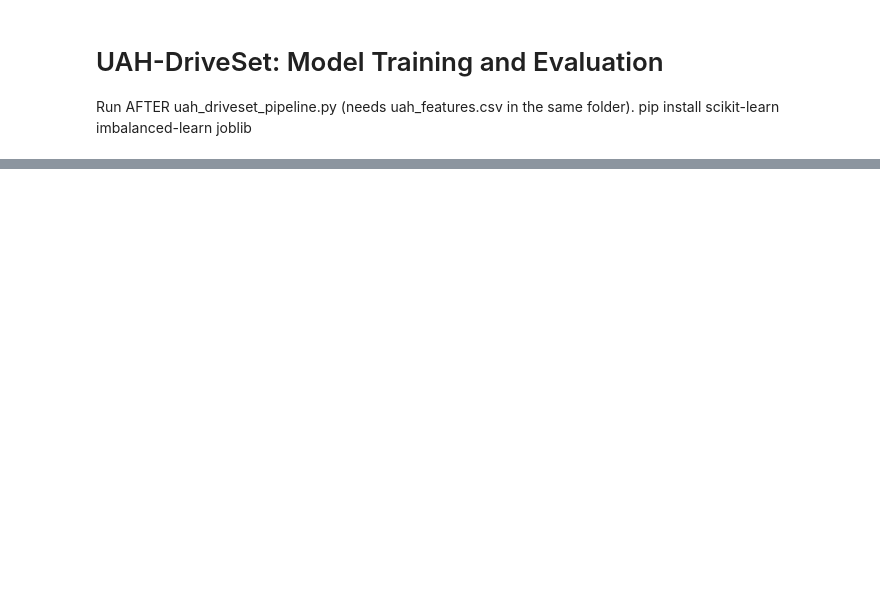
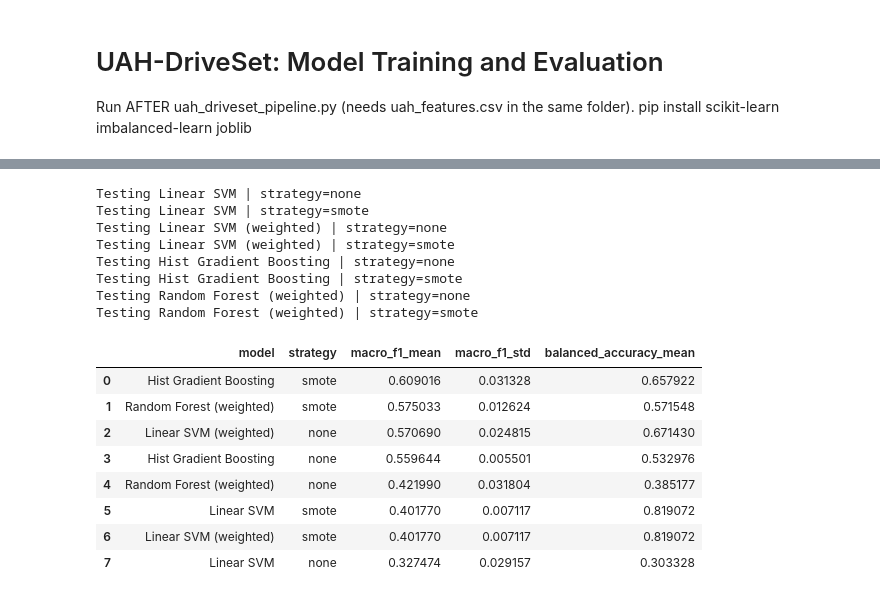
Before and after one commit to sarangmarath/Driver-Behavior-and-Driving-Risk-Recognition, a Jupyter notebook: notebooks/train_models.ipynb, the cells around one changed output, grey strips where cells are left out. Saved outputs shown, nothing was run; the diff lists cells and outputs as text; code cells hidden in the pictures; blank space fills up the shorter version.

```diff
--- a/notebooks/train_models.ipynb
+++ b/notebooks/train_models.ipynb
@@ -1199,0 +354,80 @@ plt.show()
+# %%
+# Cell 7: Compare imbalance strategies
+
+candidate_models = {
+    "Linear SVM": LinearSVC(
+        class_weight=None, random_state=SEED, max_iter=3000
+    ),
+    "Linear SVM (weighted)": LinearSVC(
+        class_weight="balanced", random_state=SEED, max_iter=3000
+    ),
+    "Hist Gradient Boosting": HistGradientBoostingClassifier(
+        max_iter=100, random_state=SEED
+    ),
+    "Random Forest (weighted)": RandomForestClassifier(
+        n_estimators=100,
+        class_weight="balanced",
+        random_state=SEED,
+        n_jobs=-1
+    )
+}
+
+imbalance_results = []
+
+for name, model in candidate_models.items():
+    for strategy in ["none", "smote"]:
+        print(f"Testing {name} | strategy={strategy}")
+
+        # Use class weighting only for models configured with it.
+        use_smote = strategy == "smote"
+        pipeline = make_pipeline(model, use_smote=use_smote)
+
+        scores = cross_validate(
+            pipeline,
+            X_dev,
+            y_dev,
+            groups=groups_dev,
+            cv=cv,
+            scoring={
+                "macro_f1": "f1_macro",
+                "balanced_accuracy": "balanced_accuracy"
+            },
+            n_jobs=1,
+            error_score="raise"
+        )
+
+        imbalance_results.append({
+            "model": name,
+            "strategy": strategy,
+            "macro_f1_mean": scores["test_macro_f1"].mean(),
+            "macro_f1_std": scores["test_macro_f1"].std(),
+            "balanced_accuracy_mean":
+                scores["test_balanced_accuracy"].mean()
+        })
+
+imbalance_df = pd.DataFrame(imbalance_results).sort_values(
+    "macro_f1_mean", ascending=False
+).reset_index(drop=True)
+
+display(imbalance_df)
+imbalance_df.to_csv(
+    RESULTS_DIR / "imbalance_comparison.csv", index=False
+)
+# %% [output]
+Testing Linear SVM | strategy=none
+Testing Linear SVM | strategy=smote
+Testing Linear SVM (weighted) | strategy=none
+Testing Linear SVM (weighted) | strategy=smote
+Testing Hist Gradient Boosting | strategy=none
+Testing Hist Gradient Boosting | strategy=smote
+Testing Random Forest (weighted) | strategy=none
+Testing Random Forest (weighted) | strategy=smote
+|  | model | strategy | macro_f1_mean | macro_f1_std | balanced_accuracy_mean |
+| 0 | Hist Gradient Boosting | smote | 0.609016 | 0.031328 | 0.657922 |
+| 1 | Random Forest (weighted) | smote | 0.575033 | 0.012624 | 0.571548 |
+| 2 | Linear SVM (weighted) | none | 0.570690 | 0.024815 | 0.671430 |
+| 3 | Hist Gradient Boosting | none | 0.559644 | 0.005501 | 0.532976 |
+| 4 | Random Forest (weighted) | none | 0.421990 | 0.031804 | 0.385177 |
+| 5 | Linear SVM | smote | 0.401770 | 0.007117 | 0.819072 |
+| 6 | Linear SVM (weighted) | smote | 0.401770 | 0.007117 | 0.819072 |
+| 7 | Linear SVM | none | 0.327474 | 0.029157 | 0.303328 |
```
Also changed, not shown: parts of 20 cells of this notebook.
